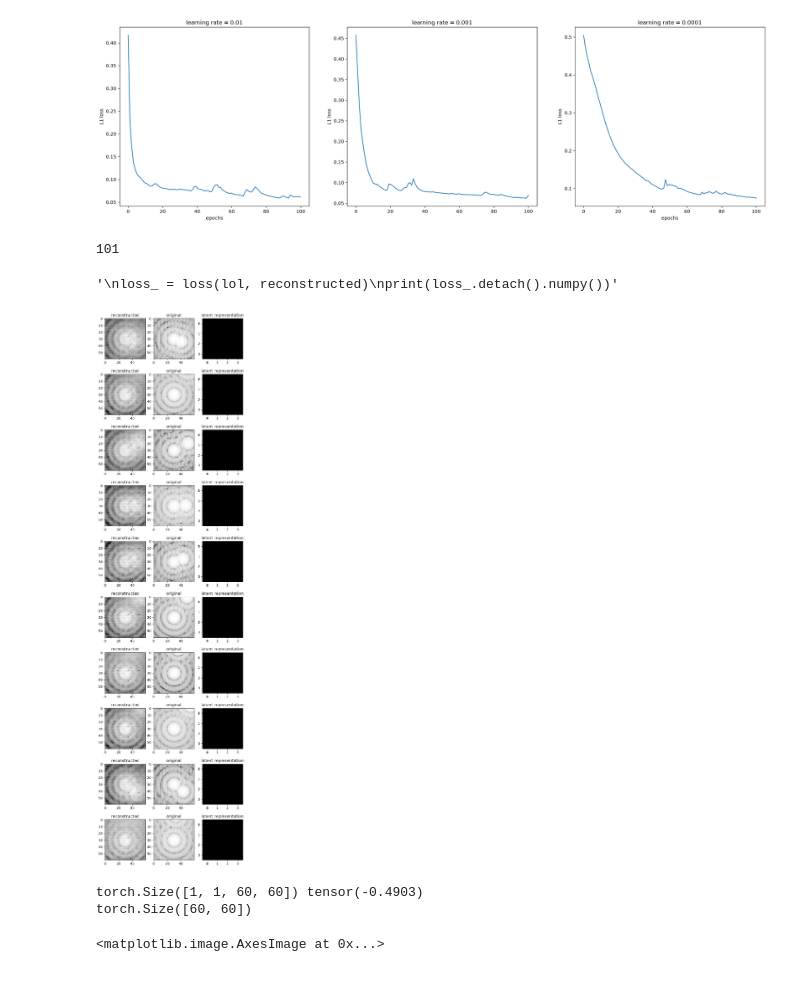
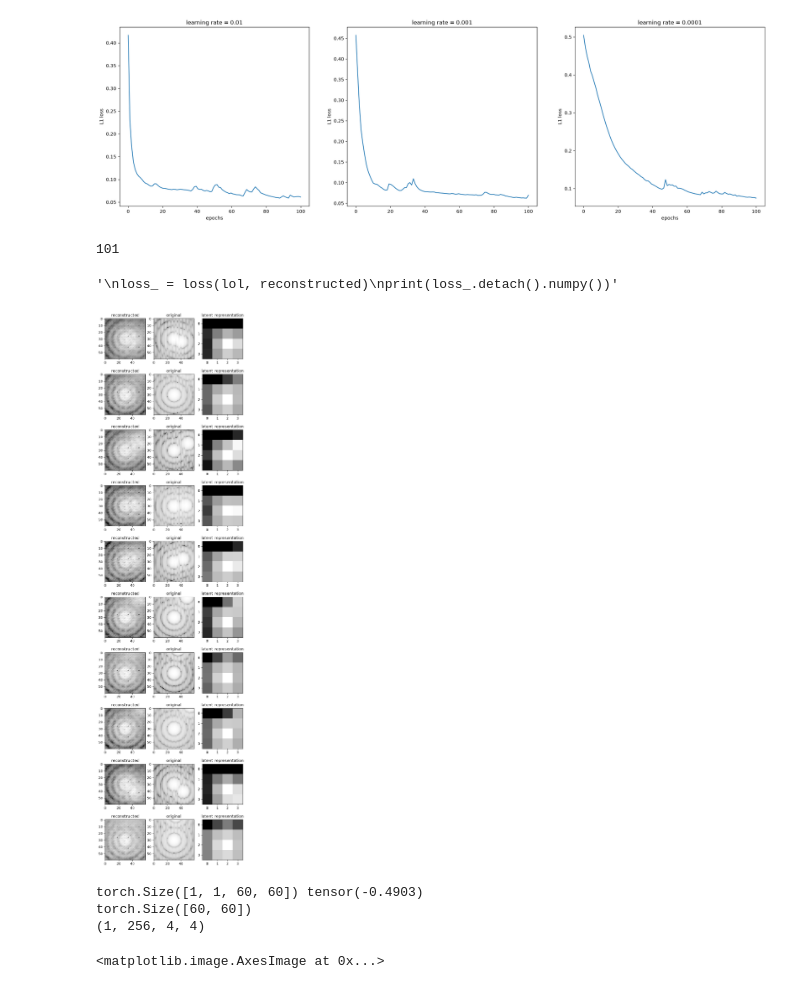
Before and after one commit to elenafolch/MSc-semester-project, a Jupyter notebook: autoencoder.ipynb, the cells around one changed output. Drawn from its saved outputs; the diff is of its cells as text; code cells hidden in the pictures.

```diff
--- a/autoencoder.ipynb
+++ b/autoencoder.ipynb
@@ -187,42 +187,44 @@ print(loss_lr[0, -1], loss_lr[1, -1], loss_lr[2, -1])
 # %%
 fig, ax = plt.subplots(10, 3)
 fig.set_figheight(30)
 fig.set_figwidth(7.5)
 print(len(test_loader.dataset))
 
 for i, test_data in enumerate(test_loader):
     if i == 10:
         break
 
     test_img = test_data[0]
     latent, reconstructed, _, layer_reps = models[1](test_img)
     norm_r = ImageNormalize(reconstructed[0, 0, :, :].detach().numpy(), interval=ZScaleInterval(), stretch=AsinhStretch())
     norm_o = ImageNormalize(test_img[0, 0, :, :].detach().numpy(), interval=ZScaleInterval(), stretch=AsinhStretch())
-    norm_l = ImageNormalize(latent[0, 0, :, :].detach().numpy(), interval=ZScaleInterval(), stretch=AsinhStretch())
+    norm_l = ImageNormalize(latent[0, 100, :, :].detach().numpy(), interval=ZScaleInterval(), stretch=AsinhStretch())
 
 
     ax[i, 0].imshow(reconstructed.detach().numpy()[0, 0, :, :], norm=norm_r, cmap="grey")
     ax[i, 1].imshow(test_img.detach().numpy()[0, 0, :, :], norm=norm_o, cmap="grey")
-    ax[i, 2].imshow(latent.detach().numpy()[0, 0, :, :], norm=norm_l, cmap="grey")
+    ax[i, 2].imshow(latent.detach().numpy()[0, 100, :, :], norm=norm_l, cmap="grey")
     ax[i, 0].set_title("reconstructed")
     ax[i, 1].set_title("original")
     ax[i, 2].set_title("latent representation")
 
 """
 loss_ = loss(lol, reconstructed)
 print(loss_.detach().numpy())"""
 # %% [output]
 101
 '\nloss_ = loss(lol, reconstructed)\nprint(loss_.detach().numpy())'
-[figure, old version]
+[figure, new version]
 # %%
 lol, lol_opd = train_loader.dataset[5]
 lol = torch.unsqueeze(lol, dim=0)
 print(lol.shape, lol_opd)
-_, out, out_hdu, _ = models[1](lol)
+latent, out, out_hdu, _ = models[1](lol)
 print(out[0][0].shape)
+print(latent.detach().numpy().shape)
 # %% [output]
 torch.Size([1, 1, 60, 60]) tensor(-0.4903)
 torch.Size([60, 60])
+(1, 256, 4, 4)
 # %%
 out_hdu.writeto('train_lol.fits', overwrite=True)
```
Also changed, not shown: parts of 1 cell of this notebook, 4 other files.
